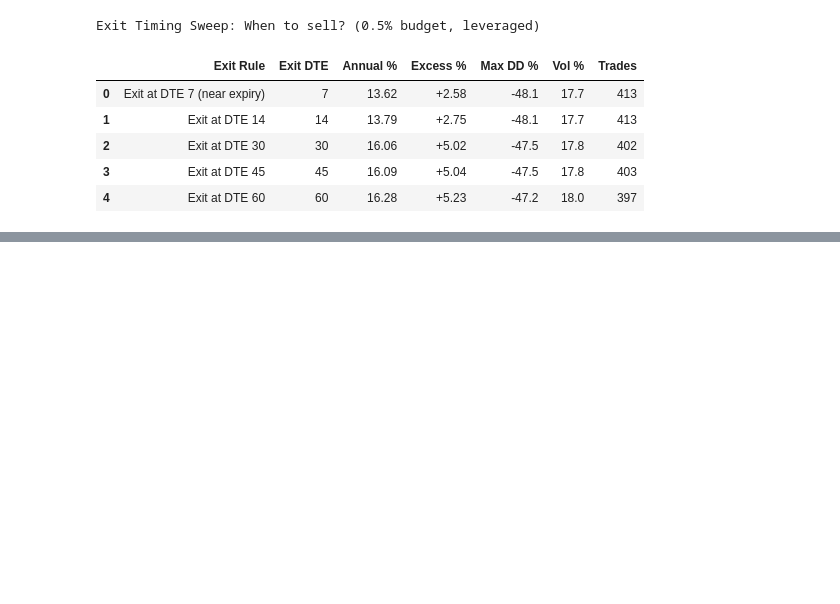
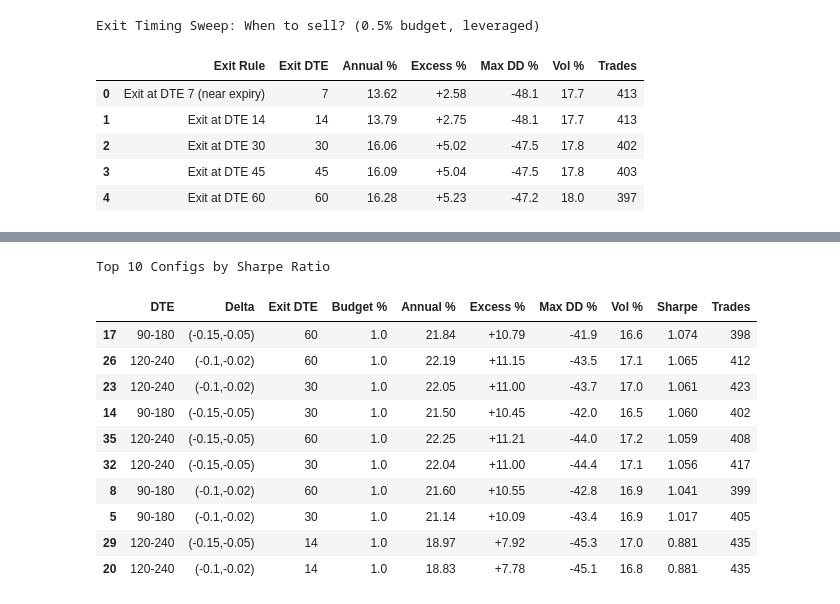
Before and after one commit to lambdaclass/options_backtester, a Jupyter notebook: notebooks/spitznagel_case.ipynb, the cells around one changed output, grey strips where cells are left out. Saved outputs shown, nothing was run; the diff lists cells and outputs as text; code cells hidden in the pictures; blank space fills up the shorter version.

```diff
--- a/notebooks/spitznagel_case.ipynb
+++ b/notebooks/spitznagel_case.ipynb
@@ -832,0 +863,22 @@ Exit         best: Exit at DTE 60                       annual +16.28%  excess +
+# %%
+# Top 10 by Sharpe ratio (risk-adjusted, not just raw return)
+top_sharpe = df_grid.sort_values('Sharpe', ascending=False).head(10)
+styled = (top_sharpe.style
+    .format({'Budget %': '{:.1f}', 'Annual %': '{:.2f}', 'Excess %': '{:+.2f}',
+             'Max DD %': '{:.1f}', 'Vol %': '{:.1f}', 'Sharpe': '{:.3f}', 'Trades': '{:.0f}'})
+    .map(color_excess, subset=['Excess %'])
+)
+style_returns_table(styled).set_caption('Top 10 Configs by Sharpe Ratio')
+# %% [output]
+Top 10 Configs by Sharpe Ratio
+|  | DTE | Delta | Exit DTE | Budget % | Annual % | Excess % | Max DD % | Vol % | Sharpe | Trades |
+| 17 | 90-180 | (-0.15,-0.05) | 60 | 1.0 | 21.84 | +10.79 | -41.9 | 16.6 | 1.074 | 398 |
+| 26 | 120-240 | (-0.1,-0.02) | 60 | 1.0 | 22.19 | +11.15 | -43.5 | 17.1 | 1.065 | 412 |
+| 23 | 120-240 | (-0.1,-0.02) | 30 | 1.0 | 22.05 | +11.00 | -43.7 | 17.0 | 1.061 | 423 |
+| 14 | 90-180 | (-0.15,-0.05) | 30 | 1.0 | 21.50 | +10.45 | -42.0 | 16.5 | 1.060 | 402 |
+| 35 | 120-240 | (-0.15,-0.05) | 60 | 1.0 | 22.25 | +11.21 | -44.0 | 17.2 | 1.059 | 408 |
+| 32 | 120-240 | (-0.15,-0.05) | 30 | 1.0 | 22.04 | +11.00 | -44.4 | 17.1 | 1.056 | 417 |
+| 8 | 90-180 | (-0.1,-0.02) | 60 | 1.0 | 21.60 | +10.55 | -42.8 | 16.9 | 1.041 | 399 |
+| 5 | 90-180 | (-0.1,-0.02) | 30 | 1.0 | 21.14 | +10.09 | -43.4 | 16.9 | 1.017 | 405 |
+| 29 | 120-240 | (-0.15,-0.05) | 14 | 1.0 | 18.97 | +7.92 | -45.3 | 17.0 | 0.881 | 435 |
+| 20 | 120-240 | (-0.1,-0.02) | 14 | 1.0 | 18.83 | +7.78 | -45.1 | 16.8 | 0.881 | 435 |
```
Also changed, not shown: parts of 5 cells of this notebook, 6 other files.
